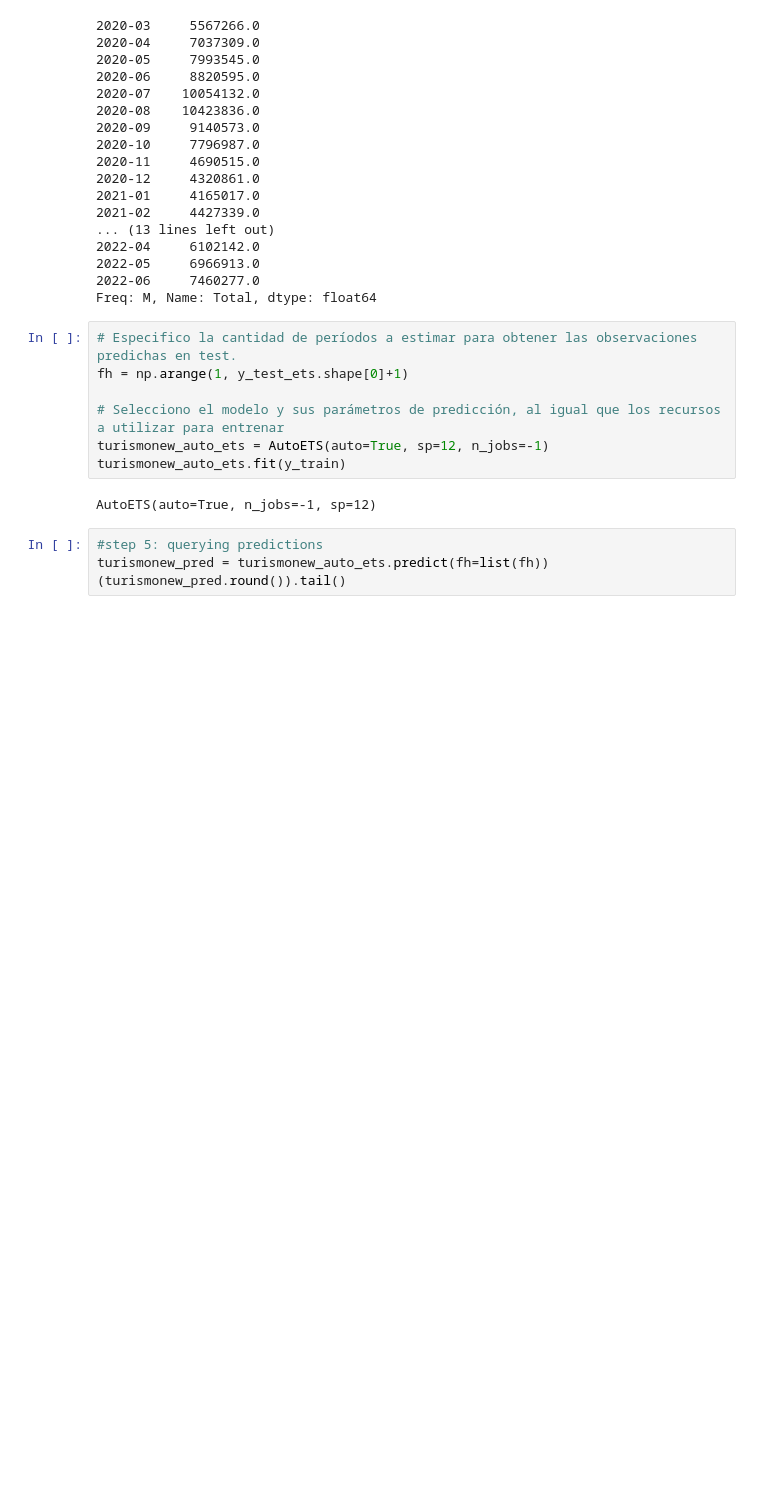
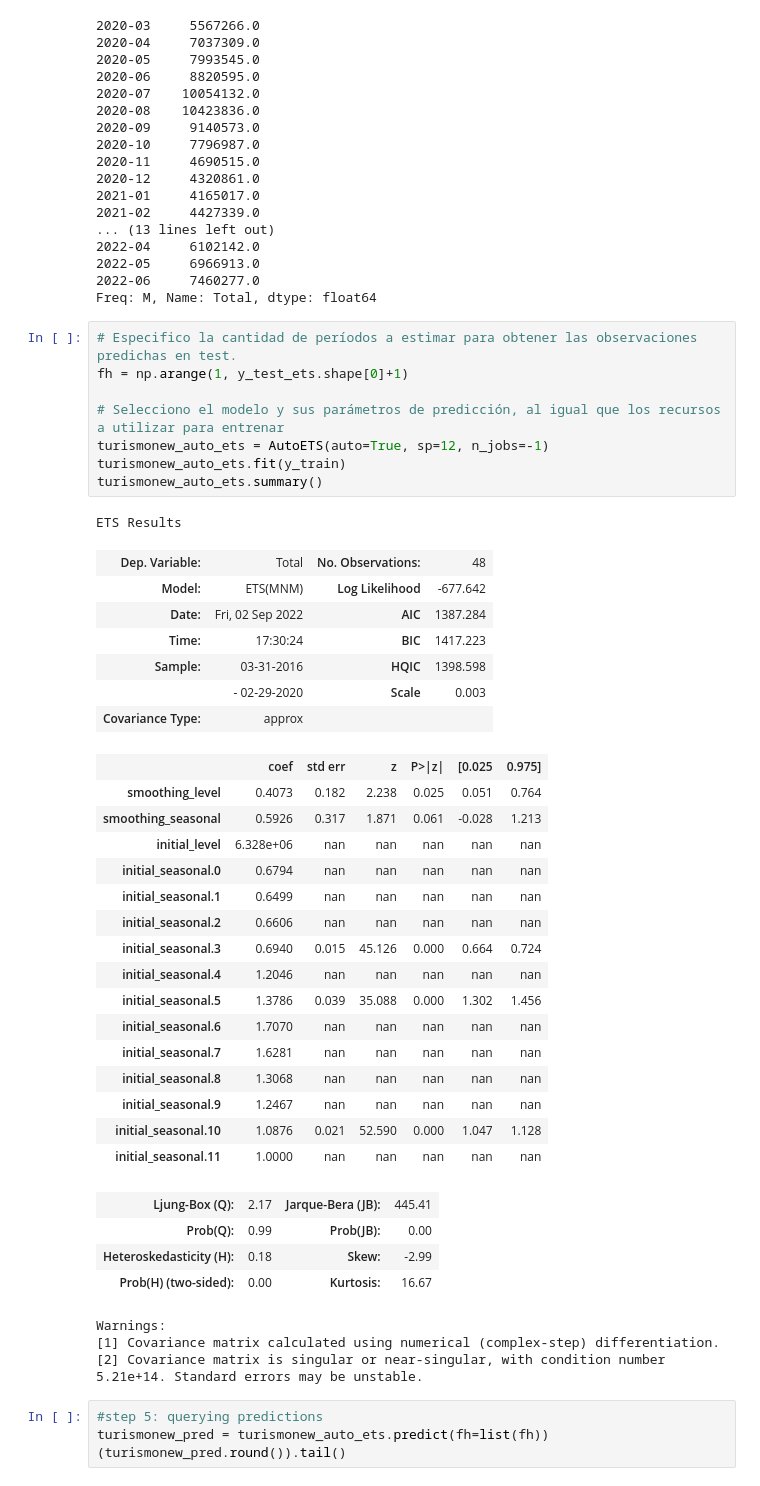
Before and after one commit to algoriv92/TFM, a Jupyter notebook: notebooks/df_turismo_new.ipynb, the cells around one changed output. Saved outputs shown, nothing was run; the diff lists cells and outputs as text; blank space fills up the shorter version.

```diff
--- a/notebooks/df_turismo_new.ipynb
+++ b/notebooks/df_turismo_new.ipynb
@@ -383,12 +382,43 @@ Freq: M, Name: Total, dtype: float64
 # %%
 # Especifico la cantidad de períodos a estimar para obtener las observaciones predichas en test.
 fh = np.arange(1, y_test_ets.shape[0]+1)
 
 # Selecciono el modelo y sus parámetros de predicción, al igual que los recursos a utilizar para entrenar
 turismonew_auto_ets = AutoETS(auto=True, sp=12, n_jobs=-1)
 turismonew_auto_ets.fit(y_train)
+turismonew_auto_ets.summary()
 # %% [output]
-AutoETS(auto=True, n_jobs=-1, sp=12)
+ETS Results
+| Dep. Variable: | Total | No. Observations: | 48 |
+| Model: | ETS(MNM) | Log Likelihood | -677.642 |
+| Date: | Fri, 02 Sep 2022 | AIC | 1387.284 |
+| Time: | 17:30:24 | BIC | 1417.223 |
+| Sample: | 03-31-2016 | HQIC | 1398.598 |
+|  | - 02-29-2020 | Scale | 0.003 |
+| Covariance Type: | approx |  |  |
+|  | coef | std err | z | P>|z| | [0.025 | 0.975] |
+| smoothing_level | 0.4073 | 0.182 | 2.238 | 0.025 | 0.051 | 0.764 |
+| smoothing_seasonal | 0.5926 | 0.317 | 1.871 | 0.061 | -0.028 | 1.213 |
+| initial_level | 6.328e+06 | nan | nan | nan | nan | nan |
+| initial_seasonal.0 | 0.6794 | nan | nan | nan | nan | nan |
+| initial_seasonal.1 | 0.6499 | nan | nan | nan | nan | nan |
+| initial_seasonal.2 | 0.6606 | nan | nan | nan | nan | nan |
+| initial_seasonal.3 | 0.6940 | 0.015 | 45.126 | 0.000 | 0.664 | 0.724 |
+| initial_seasonal.4 | 1.2046 | nan | nan | nan | nan | nan |
+| initial_seasonal.5 | 1.3786 | 0.039 | 35.088 | 0.000 | 1.302 | 1.456 |
+| initial_seasonal.6 | 1.7070 | nan | nan | nan | nan | nan |
+| initial_seasonal.7 | 1.6281 | nan | nan | nan | nan | nan |
+| initial_seasonal.8 | 1.3068 | nan | nan | nan | nan | nan |
+| initial_seasonal.9 | 1.2467 | nan | nan | nan | nan | nan |
+| initial_seasonal.10 | 1.0876 | 0.021 | 52.590 | 0.000 | 1.047 | 1.128 |
+| initial_seasonal.11 | 1.0000 | nan | nan | nan | nan | nan |
+| Ljung-Box (Q): | 2.17 | Jarque-Bera (JB): | 445.41 |
+| Prob(Q): | 0.99 | Prob(JB): | 0.00 |
+| Heteroskedasticity (H): | 0.18 | Skew: | -2.99 |
+| Prob(H) (two-sided): | 0.00 | Kurtosis: | 16.67 |
+Warnings:
+[1] Covariance matrix calculated using numerical (complex-step) differentiation.
+[2] Covariance matrix is singular or near-singular, with condition number 5.21e+14. Standard errors may be unstable.
 # %%
 #step 5: querying predictions
 turismonew_pred = turismonew_auto_ets.predict(fh=list(fh))
```
Also changed, not shown: parts of 3 cells of this notebook, 4 other files.
